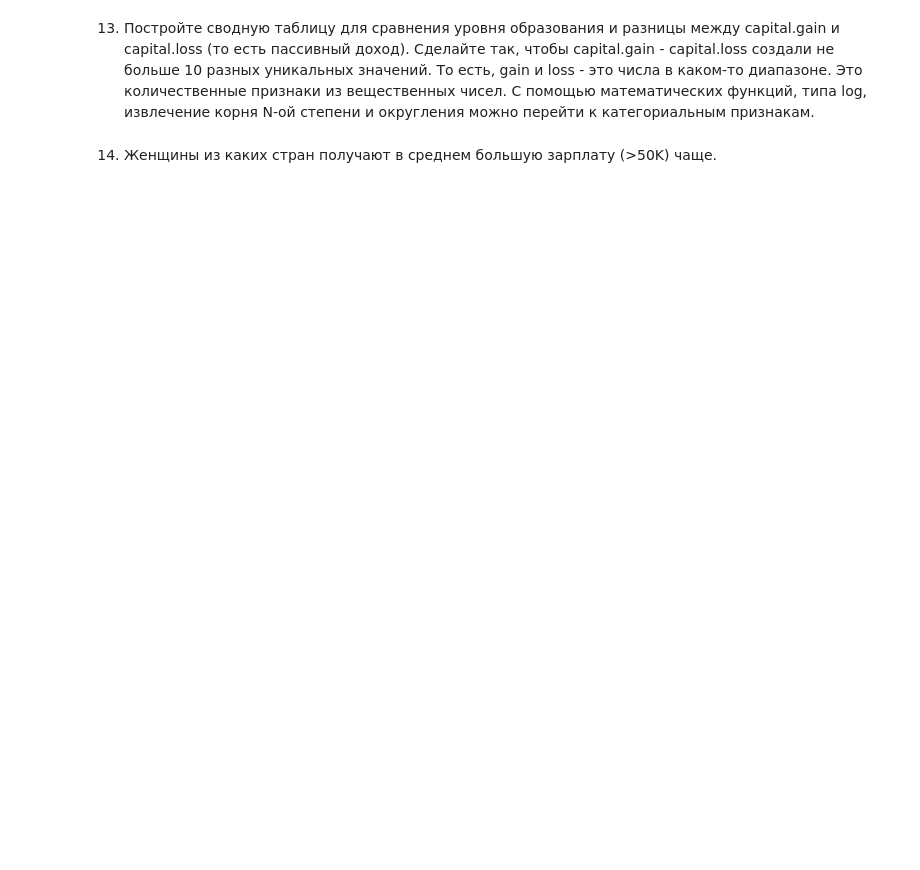
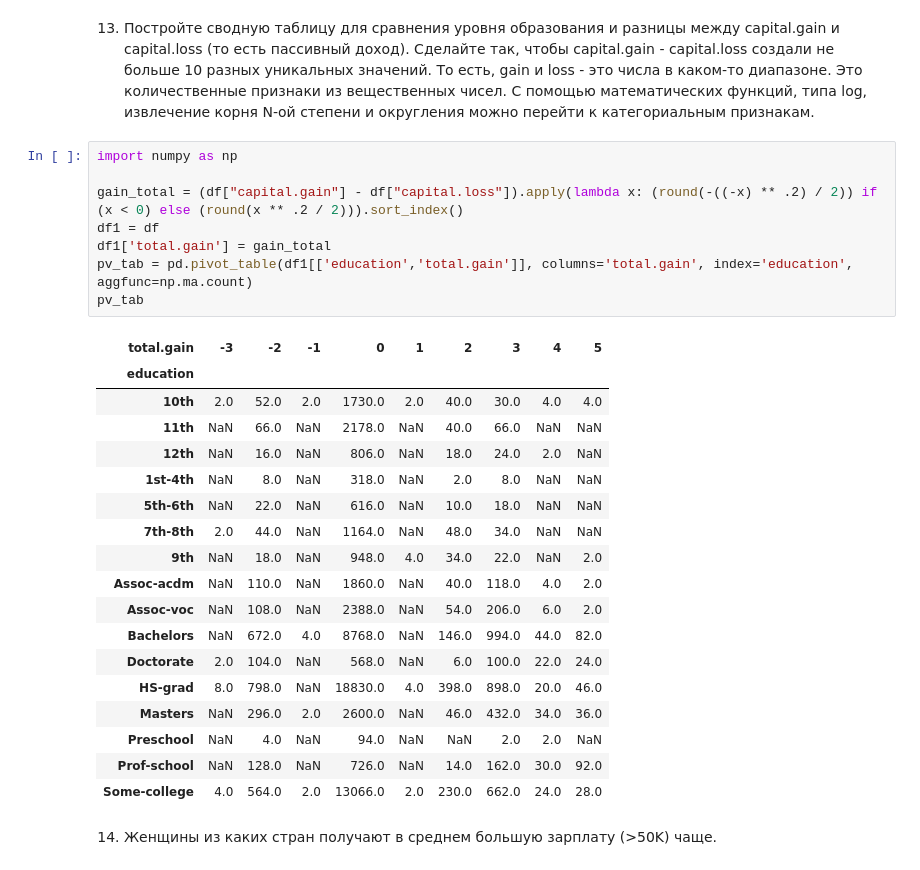
Before and after one commit to evggenshch/7bits_ML_1819, a Jupyter notebook: week2_homework_02-02-homework-pandas.ipynb, the cells around one changed output. Drawn from its saved outputs; the diff is of its cells as text; blank space fills up the shorter version.

```diff
--- a/week2_homework_02-02-homework-pandas.ipynb
+++ b/week2_homework_02-02-homework-pandas.ipynb
@@ -61,4 +146,31 @@ _Начало анализа датасета в воркшопе_
 # %% [markdown]
 13) Постройте сводную таблицу для сравнения уровня образования и разницы между capital.gain и capital.loss (то есть пассивный доход). Сделайте так, чтобы capital.gain - capital.loss создали не больше 10 разных уникальных значений. То есть, gain и loss - это числа в каком-то диапазоне. Это количественные признаки из вещественных чисел. С помощью математических функций, типа log, извлечение корня N-ой степени и округления можно перейти к категориальным признакам.
+# %%
+import numpy as np
+
+gain_total = (df["capital.gain"] - df["capital.loss"]).apply(lambda x: (round(-((-x) ** .2) / 2)) if (x < 0) else (round(x ** .2 / 2))).sort_index()
+df1 = df
+df1['total.gain'] = gain_total
+pv_tab = pd.pivot_table(df1[['education','total.gain']], columns='total.gain', index='education', aggfunc=np.ma.count)
+pv_tab
+# %% [output]
+| total.gain | -3 | -2 | -1 | 0 | 1 | 2 | 3 | 4 | 5 |
+| education |  |  |  |  |  |  |  |  |  |
+| 10th | 2.0 | 52.0 | 2.0 | 1730.0 | 2.0 | 40.0 | 30.0 | 4.0 | 4.0 |
+| 11th | NaN | 66.0 | NaN | 2178.0 | NaN | 40.0 | 66.0 | NaN | NaN |
+| 12th | NaN | 16.0 | NaN | 806.0 | NaN | 18.0 | 24.0 | 2.0 | NaN |
+| 1st-4th | NaN | 8.0 | NaN | 318.0 | NaN | 2.0 | 8.0 | NaN | NaN |
+| 5th-6th | NaN | 22.0 | NaN | 616.0 | NaN | 10.0 | 18.0 | NaN | NaN |
+| 7th-8th | 2.0 | 44.0 | NaN | 1164.0 | NaN | 48.0 | 34.0 | NaN | NaN |
+| 9th | NaN | 18.0 | NaN | 948.0 | 4.0 | 34.0 | 22.0 | NaN | 2.0 |
+| Assoc-acdm | NaN | 110.0 | NaN | 1860.0 | NaN | 40.0 | 118.0 | 4.0 | 2.0 |
+| Assoc-voc | NaN | 108.0 | NaN | 2388.0 | NaN | 54.0 | 206.0 | 6.0 | 2.0 |
+| Bachelors | NaN | 672.0 | 4.0 | 8768.0 | NaN | 146.0 | 994.0 | 44.0 | 82.0 |
+| Doctorate | 2.0 | 104.0 | NaN | 568.0 | NaN | 6.0 | 100.0 | 22.0 | 24.0 |
+| HS-grad | 8.0 | 798.0 | NaN | 18830.0 | 4.0 | 398.0 | 898.0 | 20.0 | 46.0 |
+| Masters | NaN | 296.0 | 2.0 | 2600.0 | NaN | 46.0 | 432.0 | 34.0 | 36.0 |
+| Preschool | NaN | 4.0 | NaN | 94.0 | NaN | NaN | 2.0 | 2.0 | NaN |
+| Prof-school | NaN | 128.0 | NaN | 726.0 | NaN | 14.0 | 162.0 | 30.0 | 92.0 |
+| Some-college | 4.0 | 564.0 | 2.0 | 13066.0 | 2.0 | 230.0 | 662.0 | 24.0 | 28.0 |
 # %% [markdown]
 14) Женщины из каких стран получают в среднем большую зарплату (>50K) чаще.
```
Also changed, not shown: parts of 9 cells of this notebook, 1 other file.
